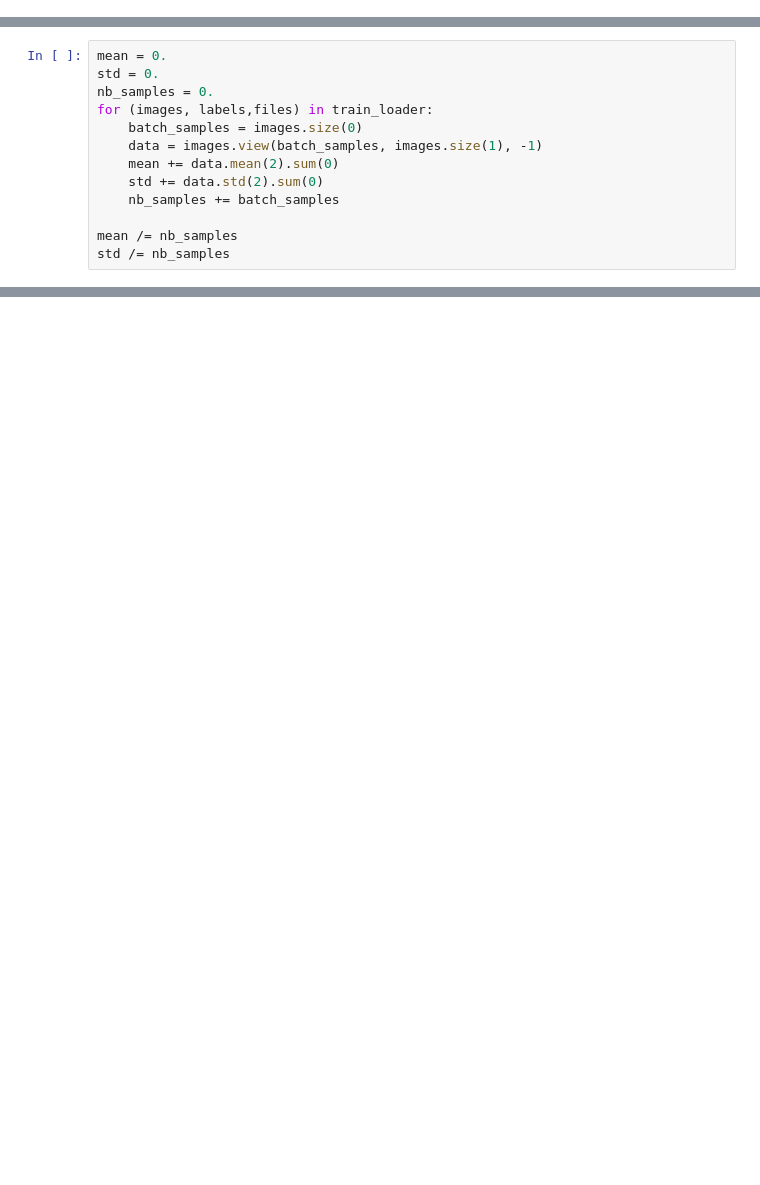
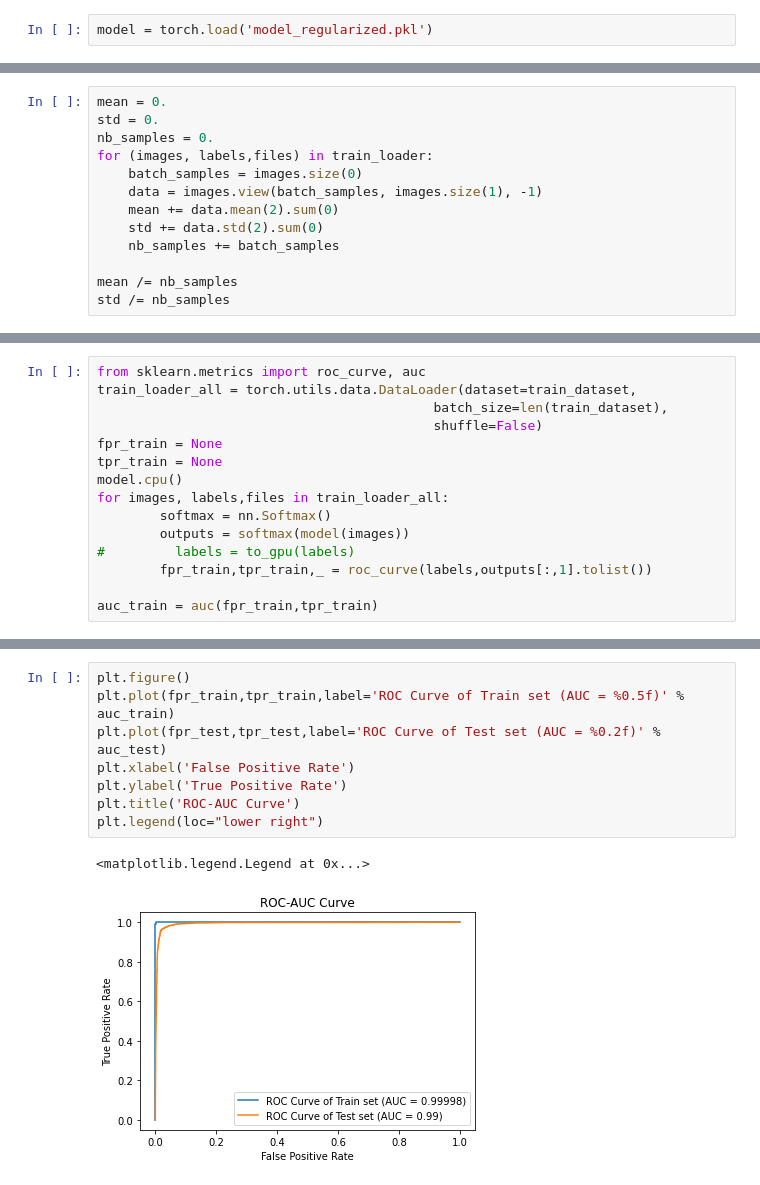
Before and after one commit to ranikh97/mask_detection, a Jupyter notebook: Training.ipynb, the cells around one changed output, grey strips where cells are left out. Drawn from its saved outputs; the diff is of its cells as text; blank space fills up the shorter version.

```diff
--- a/Training.ipynb
+++ b/Training.ipynb
@@ -228 +248,3 @@ Model(
+# %%
+model = torch.load('model_regularized.pkl')
 # %%
@@ -286 +319,16 @@ plt.legend()
+# %%
+from sklearn.metrics import roc_curve, auc
+train_loader_all = torch.utils.data.DataLoader(dataset=train_dataset,
+                                           batch_size=len(train_dataset),
+                                           shuffle=False)
+fpr_train = None
+tpr_train = None
+model.cpu()
+for images, labels,files in train_loader_all:
+        softmax = nn.Softmax()
+        outputs = softmax(model(images))
+#         labels = to_gpu(labels)
+        fpr_train,tpr_train,_ = roc_curve(labels,outputs[:,1].tolist())
+
+auc_train = auc(fpr_train,tpr_train)
 # %%
@@ -301,0 +346,11 @@ len(train_dataset)
+# %%
+plt.figure()
+plt.plot(fpr_train,tpr_train,label='ROC Curve of Train set (AUC = %0.5f)' % auc_train)
+plt.plot(fpr_test,tpr_test,label='ROC Curve of Test set (AUC = %0.2f)' % auc_test)
+plt.xlabel('False Positive Rate')
+plt.ylabel('True Positive Rate')
+plt.title('ROC-AUC Curve')
+plt.legend(loc="lower right")
+# %% [output]
+<matplotlib.legend.Legend at 0x...>
+[figure, added]
```
Also changed, not shown: parts of 14 cells of this notebook.
